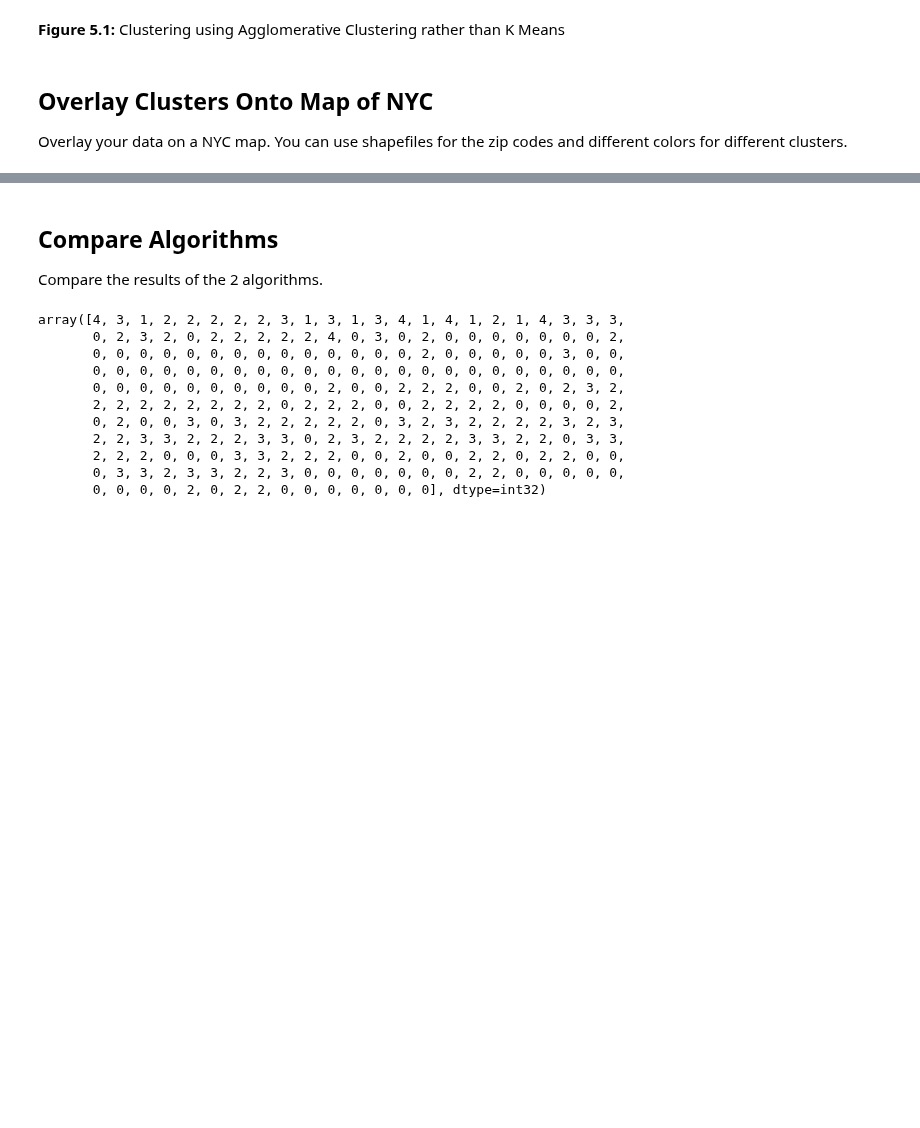
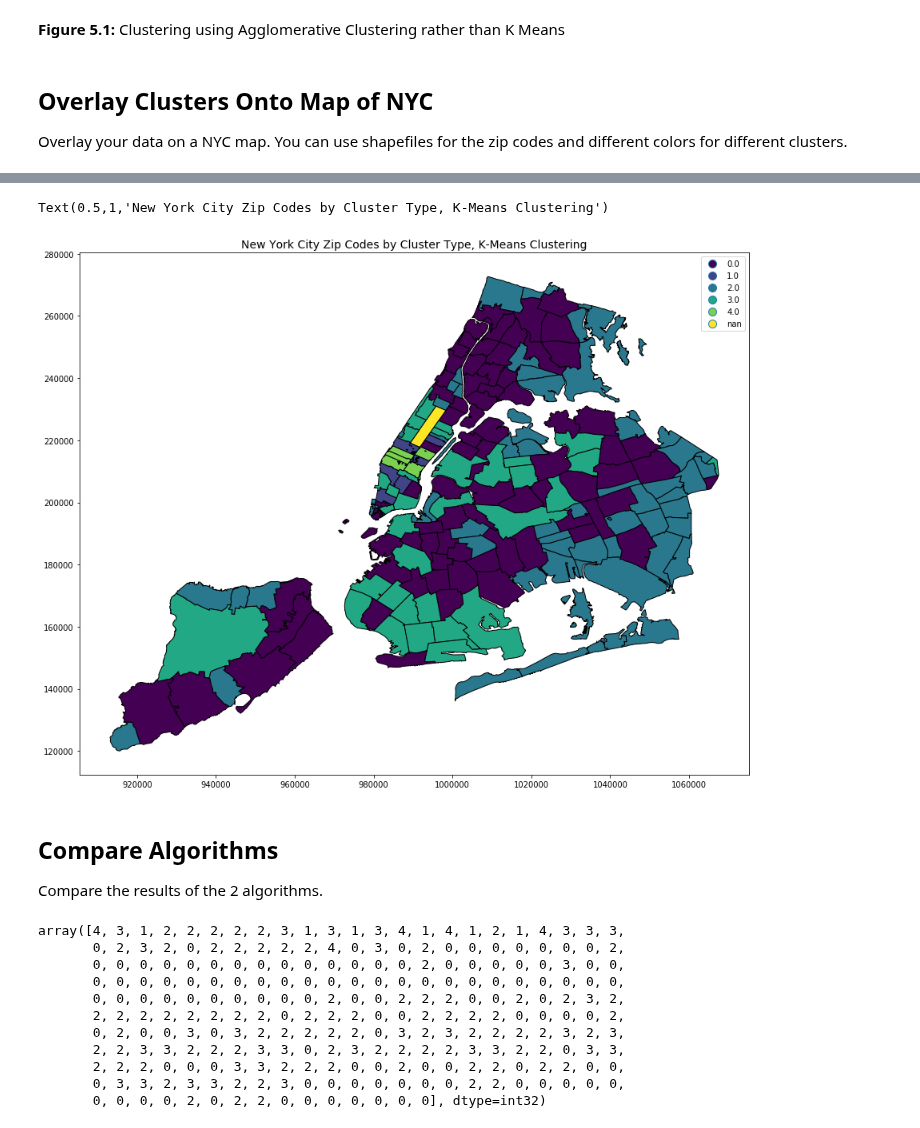
Before and after one commit to seanandrewchen/PUI2017_sac820, a Jupyter notebook: HW11_sac820/HW11_sac820.ipynb, the cells around one changed output, grey strips where cells are left out. Drawn from its saved outputs; the diff is of its cells as text; code cells hidden in the pictures; blank space fills up the shorter version.

```diff
--- a/HW11_sac820/HW11_sac820.ipynb
+++ b/HW11_sac820/HW11_sac820.ipynb
@@ -491,0 +487,2 @@ plot(zipCodes)
+# %%
+nycZipcodes = gpd.GeoDataFrame.from_file("ZIP_CODE_040114.shp")
@@ -492,3 +491,22 @@ plot(zipCodes)
+# %%
+mergedDF = pd.DataFrame(yearsData['clusters'])
+mergedDF['ZIPCODE'] = mergedDF.index
+# %%
+nycZipcodes['ZIPCODE'] = nycZipcodes['ZIPCODE'].astype(int)
+nycZipcodes = nycZipcodes.merge(mergedDF, how='left')
+nycZipcodes['clusters'] = nycZipcodes['clusters'].astype(str)
+# %%
+fig, ax = plt.subplots(figsize=(15,12))
+nycZipcodes.plot(column='clusters',
+                 edgecolor='black',
+                 cmap='viridis',
+                 ax=ax,
+                 legend=True)
+ax.set_title('New York City Zip Codes by Cluster Type, K-Means Clustering',
+             fontsize=14)
+# %% [output]
+Text(0.5,1,'New York City Zip Codes by Cluster Type, K-Means Clustering')
+[figure, added]
 # %% [markdown]
 ## Compare Algorithms
 Compare the results of the 2 algorithms.
```
Also changed, not shown: parts of 8 cells of this notebook.
